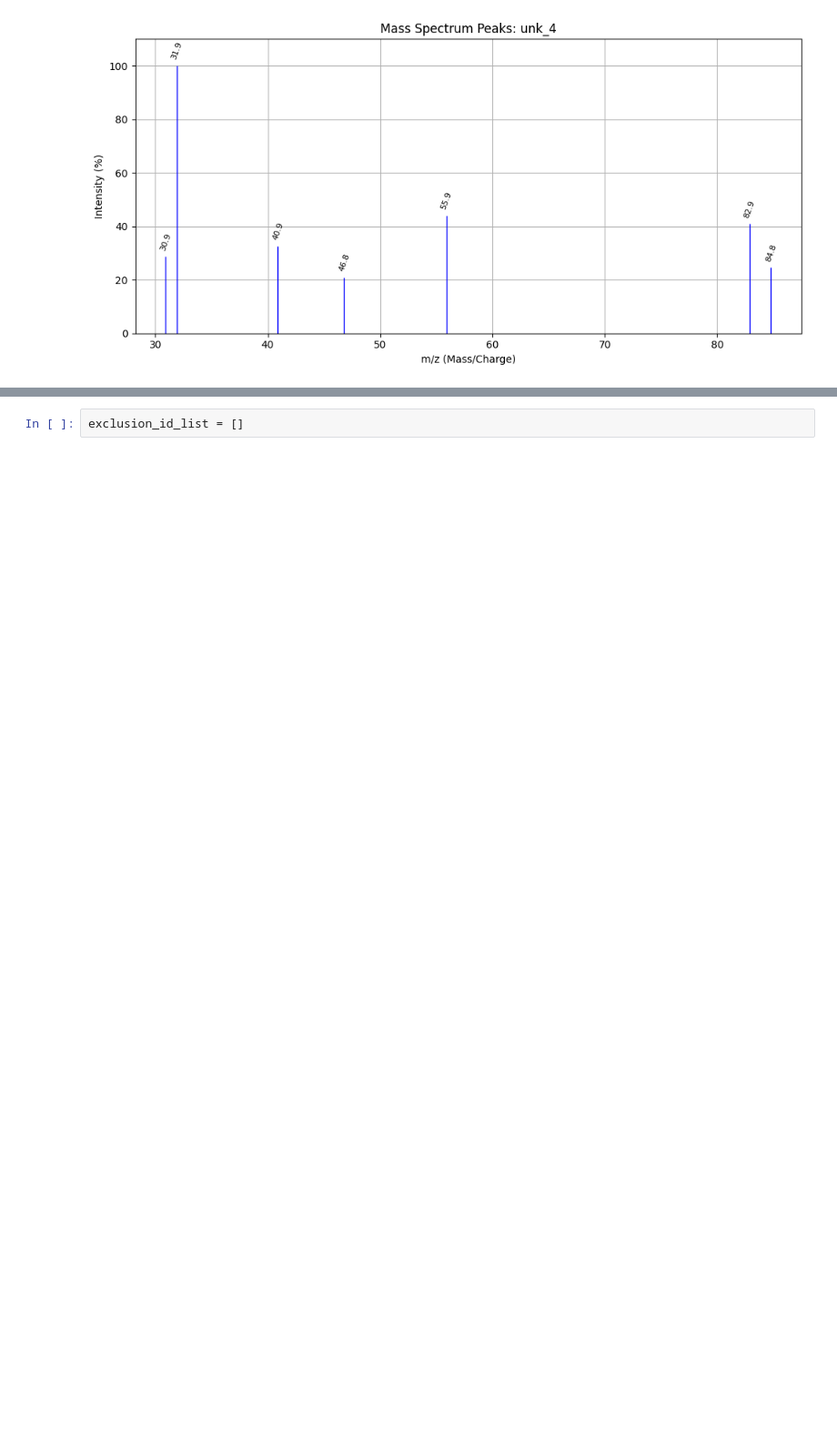
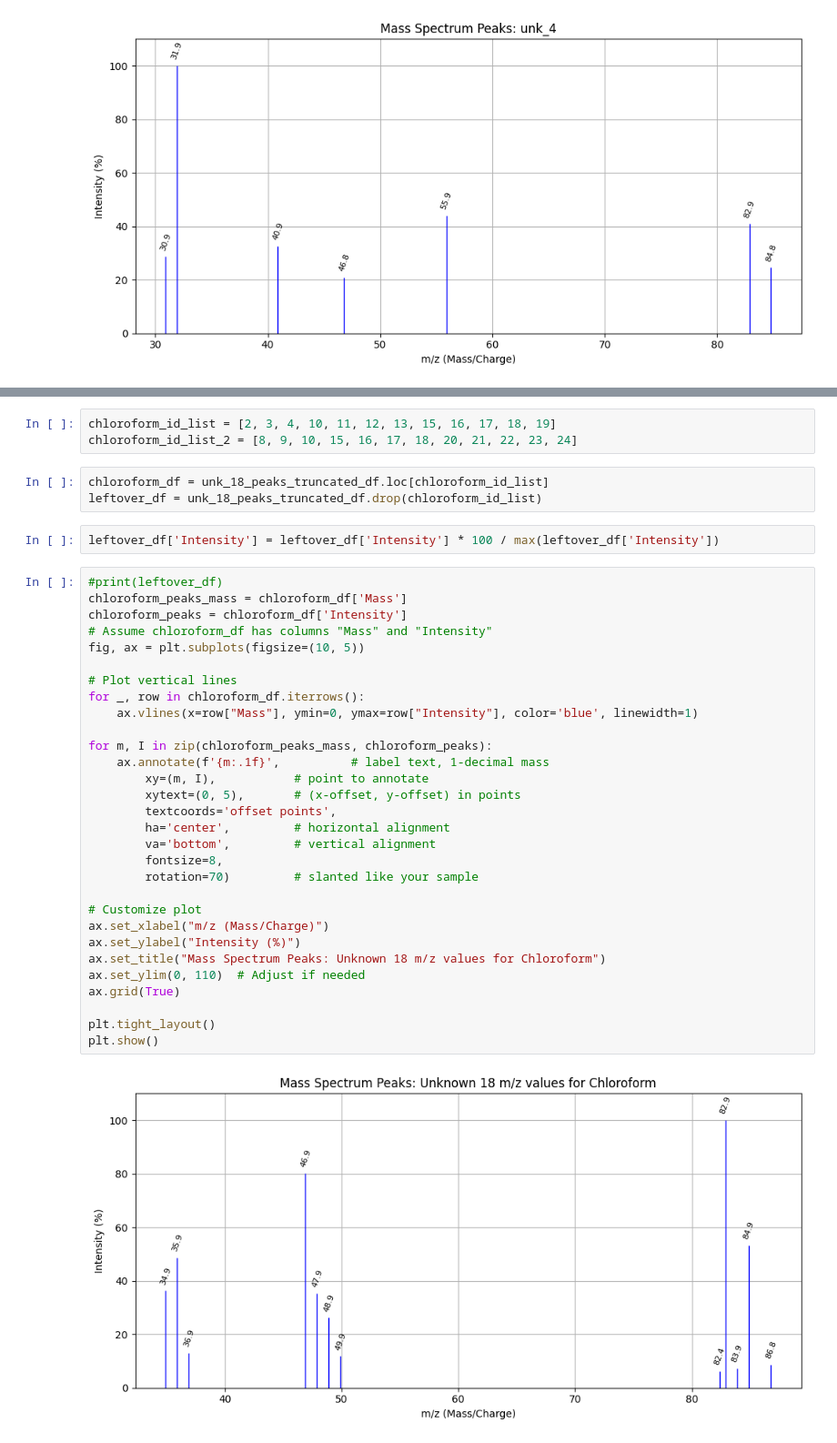
Before and after one commit to kearb-stomp/AdvLabs, a Jupyter notebook: Lab 3/Task 4.ipynb, the cells around one changed output, grey strips where cells are left out. Shown at 91% size. Drawn from its saved outputs; the diff is of its cells as text; blank space fills up the shorter version.

```diff
--- a/Lab 3/Task 4.ipynb
+++ b/Lab 3/Task 4.ipynb
@@ -532,2 +538,40 @@ print(unk_18_peaks_truncated_df)
 # %%
-exclusion_id_list = []
+chloroform_id_list = [2, 3, 4, 10, 11, 12, 13, 15, 16, 17, 18, 19]
+chloroform_id_list_2 = [8, 9, 10, 15, 16, 17, 18, 20, 21, 22, 23, 24]
+# %%
+chloroform_df = unk_18_peaks_truncated_df.loc[chloroform_id_list]
+leftover_df = unk_18_peaks_truncated_df.drop(chloroform_id_list)
+# %%
+leftover_df['Intensity'] = leftover_df['Intensity'] * 100 / max(leftover_df['Intensity'])
+# %%
+#print(leftover_df)
+chloroform_peaks_mass = chloroform_df['Mass']
+chloroform_peaks = chloroform_df['Intensity']
+# Assume chloroform_df has columns "Mass" and "Intensity"
+fig, ax = plt.subplots(figsize=(10, 5))
+
+# Plot vertical lines
+for _, row in chloroform_df.iterrows():
+    ax.vlines(x=row["Mass"], ymin=0, ymax=row["Intensity"], color='blue', linewidth=1)
+
+for m, I in zip(chloroform_peaks_mass, chloroform_peaks):
+    ax.annotate(f'{m:.1f}',          # label text, 1-decimal mass
+        xy=(m, I),           # point to annotate
+        xytext=(0, 5),       # (x-offset, y-offset) in points
+        textcoords='offset points',
+        ha='center',         # horizontal alignment
+        va='bottom',         # vertical alignment
+        fontsize=8,
+        rotation=70)         # slanted like your sample
+
+# Customize plot
+ax.set_xlabel("m/z (Mass/Charge)")
+ax.set_ylabel("Intensity (%)")
+ax.set_title("Mass Spectrum Peaks: Unknown 18 m/z values for Chloroform")
+ax.set_ylim(0, 110)  # Adjust if needed
+ax.grid(True)
+
+plt.tight_layout()
+plt.show()
+# %% [output]
+[figure, added]
```
Also changed, not shown: parts of 7 cells of this notebook.
